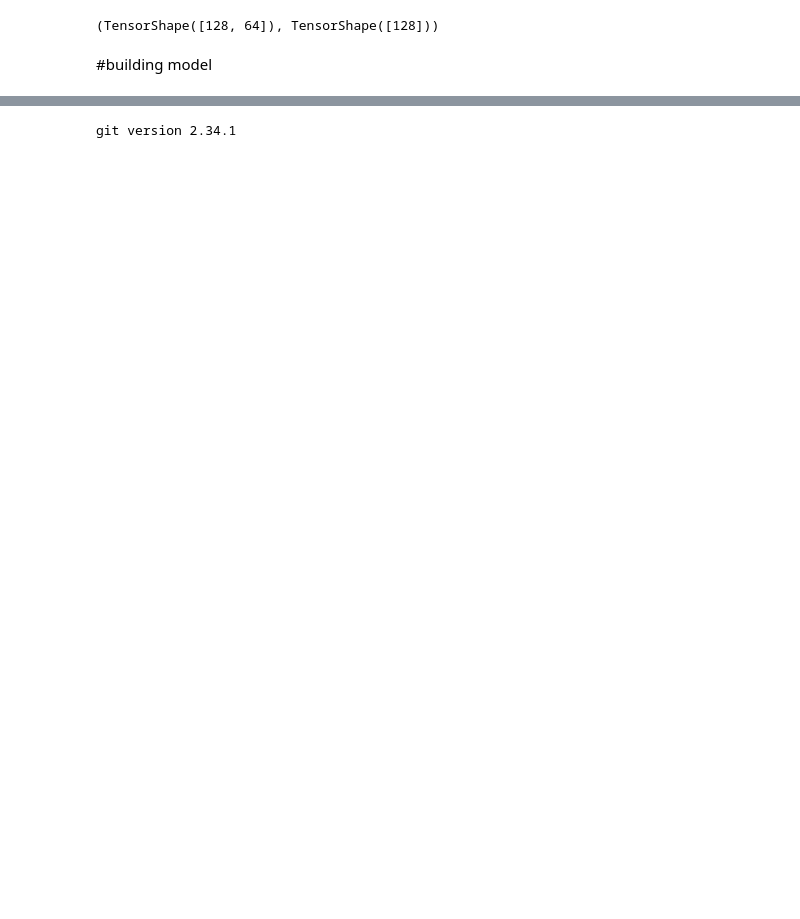
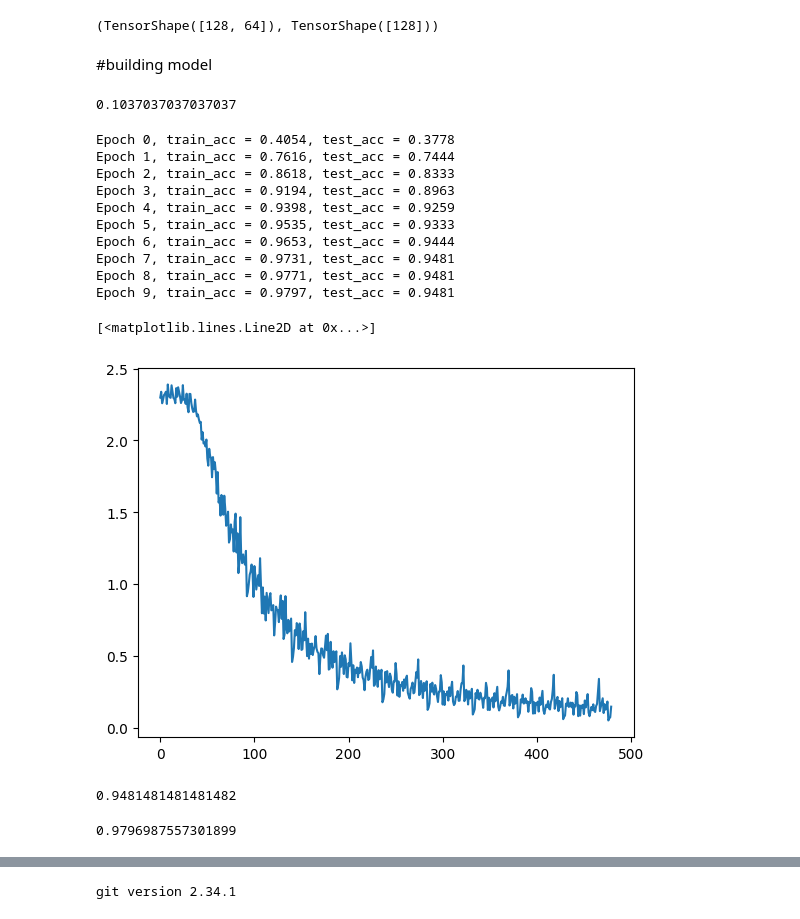
Before and after one commit to KubraNurTiryaki/Backpropogation_in_tensorflow, a Jupyter notebook: Backpropogation_in_tensorflow.ipynb, the cells around one changed output, grey strips where cells are left out. Drawn from its saved outputs; the diff is of its cells as text; code cells hidden in the pictures; blank space fills up the shorter version.

Commit message:
commit2
Model oluşturuldu, test edildi

```diff
--- a/Backpropogation_in_tensorflow.ipynb
+++ b/Backpropogation_in_tensorflow.ipynb
@@ -19,8 +19,8 @@ import numpy as np
 from sklearn import preprocessing
 from sklearn.model_selection import train_test_split
 
-data = np.asarray(digits.data)
-target = np.asarray(digits.target)
+data = np.asarray(digits.data, dtype="float32") # burayı da int32 yağtığımda error veriyor matmul
+target = np.asarray(digits.target, dtype="int32")
 
 X_train, X_test, y_train, y_test = train_test_split(data,target,test_size = 0.15, random_state= 1071)
 
@@ -67,4 +67,4 @@ def test_model(model,x,y):
     targets.append(batch_y.numpy()) # dikkat et burda model(batch_y) yazmadık
 
   preds, targets = np.concatenate(preds), np.concatenate(targets)
-  return accuracy(preds, target)
+  return accuracy(preds, targets)
@@ -70,0 +78,68 @@ def test_model(model,x,y):
+# %%
+class Model:
+  def __init__(self,input_neuron_size, hidden_neuron_size, output_neuron_size):
+    self.W_hidden = init_weights([input_neuron_size,hidden_neuron_size])
+    self.b_hidden = init_weights([hidden_neuron_size])
+    self.W_output = init_weights([hidden_neuron_size, output_neuron_size])
+    self.b_output = init_weights([output_neuron_size])
+
+  def __call__(self, inputs):
+    hidden = tf.nn.sigmoid(tf.matmul(inputs,self.W_hidden)+self.b_hidden)
+    output = tf.matmul(hidden, self.W_output)+self.b_output
+    return output
+
+model = Model(input_neuron_size,hidden_neuron_size,output_neuron_size)
+# %%
+test_model(model, X_test, y_test)
+# %% [output]
+0.1037037037037037
+# %%
+losses = []
+for epoch in range(num_epochs):
+    train_dataset = birlestir(X_train, y_train, batch_size = batch_size)
+
+    for batch_x , batch_y in train_dataset:
+      # tf.GradientTape gradientleri hesaplamak için aktivasyonu recordlıyo
+        with tf.GradientTape() as gt:
+            logits = model(batch_x)
+            loss = tf.reduce_mean(tf.nn.sparse_softmax_cross_entropy_with_logits(batch_y, logits))
+            losses.append(loss.numpy())
+
+      # gradientlerin dL'ini vs yapıyoruz, türev alıyoruz aslına bakarsan gradient ve gt'de
+        dW_hidden , db_hidden, dW_output, db_output = gt.gradient(loss, [model.W_hidden, model.b_hidden, model.W_output, model.b_output])
+
+      # Stochastic Gradient Descent'in yapacağı şekilde weightleri düzenliyo
+        model.W_hidden.assign_sub(learning_rate * dW_hidden)
+        model.b_hidden.assign_sub(learning_rate * db_hidden)
+        model.W_output.assign_sub(learning_rate * dW_output)
+        model.b_output.assign_sub(learning_rate * db_output)
+
+    train_acc = test_model(model, X_train, y_train)
+    test_acc = test_model(model, X_test, y_test)
+    #print(f"Epoch: {epoch} , train_acc: {train_acc}, test_acc: {test_acc}")
+    print("Epoch {}, train_acc = {}, test_acc = {}".format(epoch, round(train_acc, 4), round(test_acc, 4)))
+
+
+
+plt.plot(losses)
+# %% [output]
+Epoch 0, train_acc = 0.4054, test_acc = 0.3778
+Epoch 1, train_acc = 0.7616, test_acc = 0.7444
+Epoch 2, train_acc = 0.8618, test_acc = 0.8333
+Epoch 3, train_acc = 0.9194, test_acc = 0.8963
+Epoch 4, train_acc = 0.9398, test_acc = 0.9259
+Epoch 5, train_acc = 0.9535, test_acc = 0.9333
+Epoch 6, train_acc = 0.9653, test_acc = 0.9444
+Epoch 7, train_acc = 0.9731, test_acc = 0.9481
+Epoch 8, train_acc = 0.9771, test_acc = 0.9481
+Epoch 9, train_acc = 0.9797, test_acc = 0.9481
+[<matplotlib.lines.Line2D at 0x...>]
+[figure, added]
+# %%
+test_model(model, X_test, y_test)
+# %% [output]
+0.9481481481481482
+# %%
+test_model(model, X_train, y_train)
+# %% [output]
+0.9796987557301899
```
Also changed, not shown: parts of 5 cells of this notebook.
